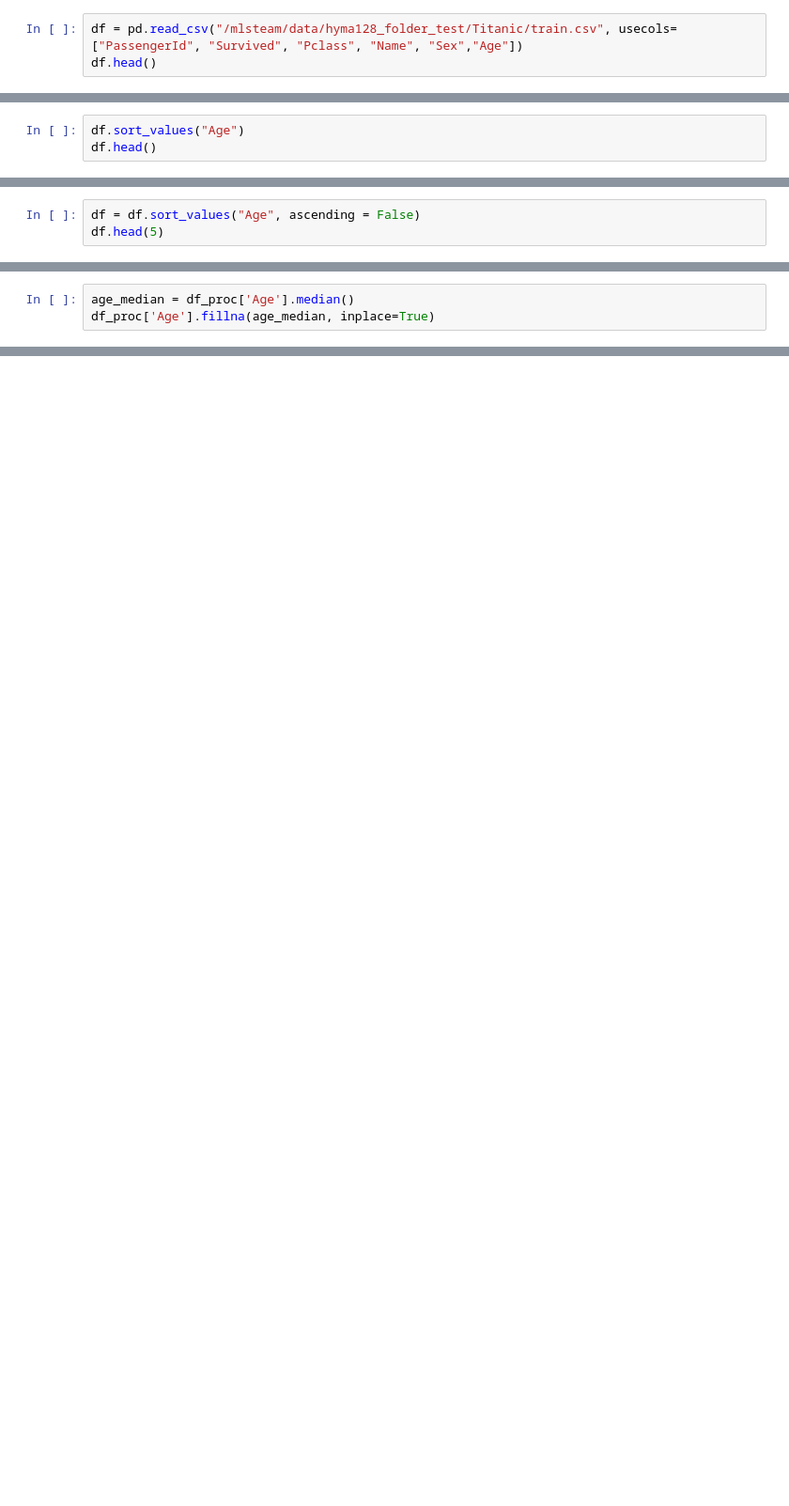
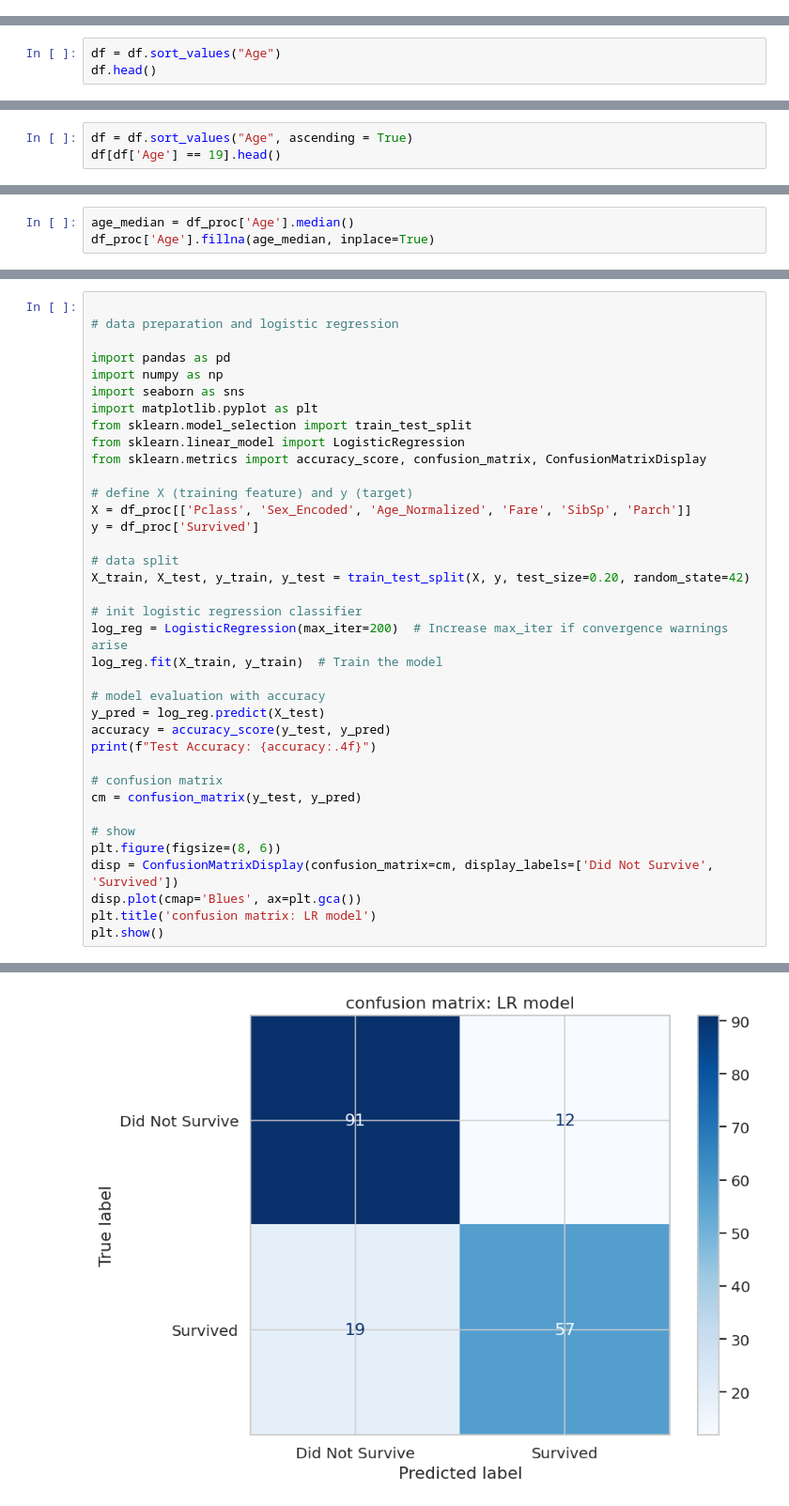
Before and after one commit to zaoa3345678-arch/AI_Computer_Center_Titanic, a Jupyter notebook: Titanic.ipynb, the cells around one changed output, grey strips where cells are left out. Shown at 94% size. Saved outputs shown, nothing was run; the diff lists cells and outputs as text; blank space fills up the shorter version.

Commit message:
Modified Titanic

```diff
--- a/Titanic.ipynb
+++ b/Titanic.ipynb
@@ -18,5 +71,2 @@ df.info()
-# %%
-df = pd.read_csv("/mlsteam/data/hyma128_folder_test/Titanic/train.csv", usecols= ["PassengerId", "Survived", "Pclass", "Name", "Sex","Age"])
-df.head()
 # %%
 df.describe()
@@ -23,3 +83,3 @@ df.describe()
 # %%
-df.sort_values("Age")
+df = df.sort_values("Age")
 df.head()
@@ -26,3 +93,3 @@ df.head()
 # %%
-df = df.sort_values("Age", ascending = False)
-df.head(5)
+df = df.sort_values("Age", ascending = True)
+df[df['Age'] == 19].head()
@@ -94,0 +496,38 @@ print(df_proc[['Age_Standardized','Age_Normalized']].describe())
+# %%
+
+# data preparation and logistic regression
+
+import pandas as pd
+import numpy as np
+import seaborn as sns
+import matplotlib.pyplot as plt
+from sklearn.model_selection import train_test_split
+from sklearn.linear_model import LogisticRegression
+from sklearn.metrics import accuracy_score, confusion_matrix, ConfusionMatrixDisplay
+
+# define X (training feature) and y (target)
+X = df_proc[['Pclass', 'Sex_Encoded', 'Age_Normalized', 'Fare', 'SibSp', 'Parch']]
+y = df_proc['Survived']
+
+# data split
+X_train, X_test, y_train, y_test = train_test_split(X, y, test_size=0.20, random_state=42)
+
+# init logistic regression classifier
+log_reg = LogisticRegression(max_iter=200)  # Increase max_iter if convergence warnings arise
+log_reg.fit(X_train, y_train)  # Train the model
+
+# model evaluation with accuracy
+y_pred = log_reg.predict(X_test)
+accuracy = accuracy_score(y_test, y_pred)
+print(f"Test Accuracy: {accuracy:.4f}")
+
+# confusion matrix
+cm = confusion_matrix(y_test, y_pred)
+
+# show
+plt.figure(figsize=(8, 6))
+disp = ConfusionMatrixDisplay(confusion_matrix=cm, display_labels=['Did Not Survive', 'Survived'])
+disp.plot(cmap='Blues', ax=plt.gca())
+plt.title('confusion matrix: LR model')
+plt.show()
+# %% [output]
@@ -94,0 +535 @@ print(df_proc[['Age_Standardized','Age_Normalized']].describe())
+[figure, added]
```
Also changed, not shown: parts of 48 cells of this notebook.
